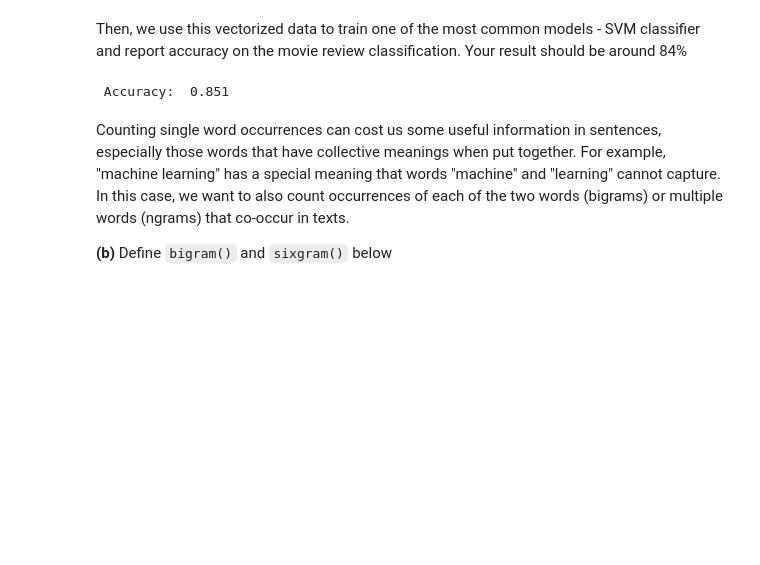
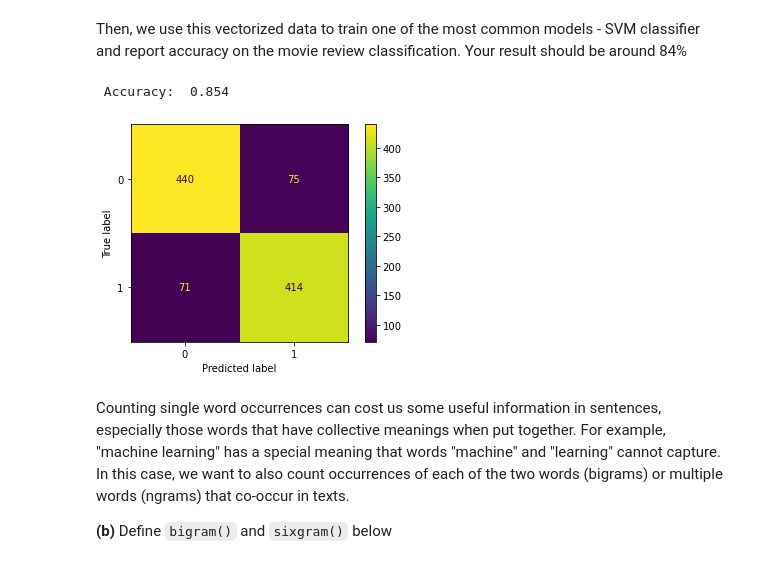
Before and after one commit to rexwang123/EECS289_Final_Project_T, a Jupyter notebook: Assignment/Assignment_solution.ipynb, the cells around one changed output. Cells and saved outputs as stored; diff of their text form; code cells hidden in the pictures; blank space fills up the shorter version.

Commit message:
add confusion matrix plot, loss vs epoch plot, and comparison between CBOW and Skip Gram

```diff
--- a/Assignment/Assignment_solution.ipynb
+++ b/Assignment/Assignment_solution.ipynb
@@ -170,11 +169,13 @@ Then, we use this vectorized data to train one of the most common models - SVM c
 # %%
 X_train, X_test, y_train, y_test = train_test_split(X_vectorized, y_5000, test_size = 0.2)
 clf = LinearSVC()
 clf.fit(X_train,y_train)
 y_pred = clf.predict(X_test)
+plot_confusion_matrix(clf, X_test, y_test)
 print('\n Accuracy: ', accuracy_score(y_test, y_pred))
 # %% [output]
- Accuracy:  0.851
+ Accuracy:  0.854
+[figure, added]
 # %% [markdown]
 Counting single word occurrences can cost us some useful information in sentences, especially those words that have collective meanings when put together. For example, "machine learning" has a special meaning that words "machine" and "learning" cannot capture. In this case, we want to also count occurrences of each of the two words (bigrams) or multiple words (ngrams) that co-occur in texts.
 
```
Also changed, not shown: parts of 30 cells of this notebook, 1 other file.
